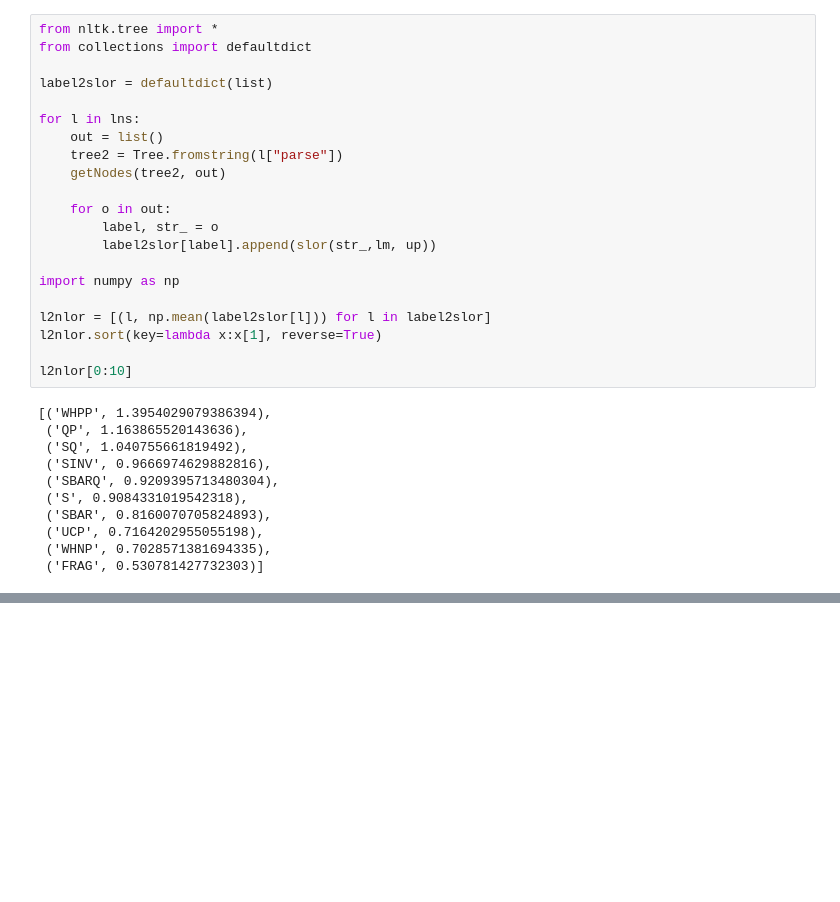
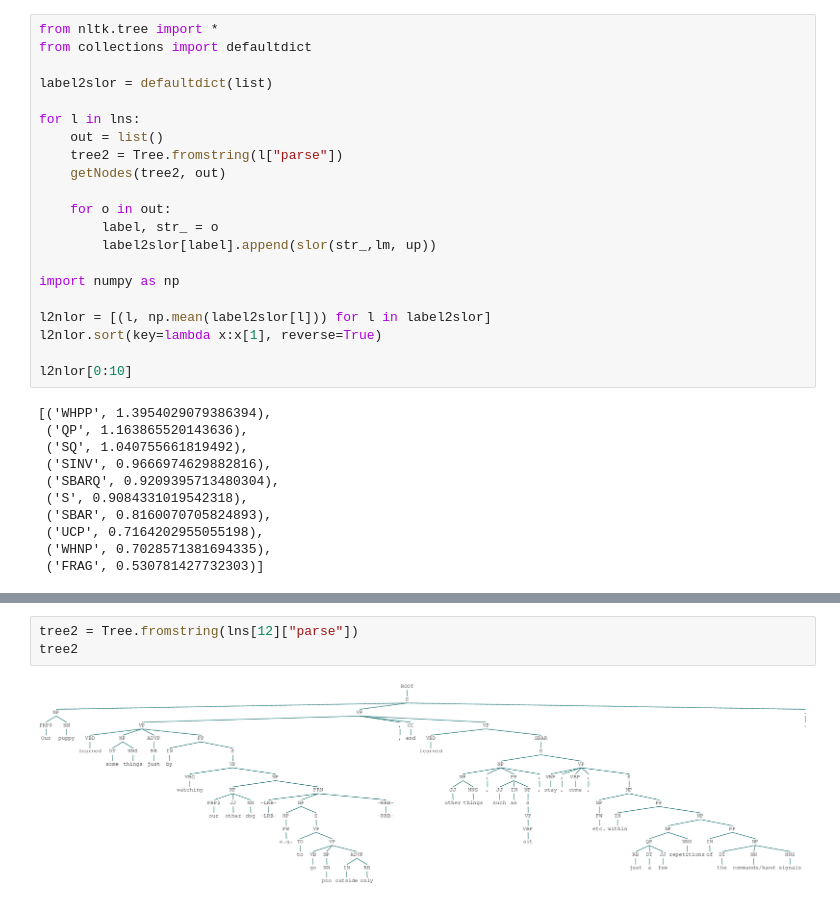
Before and after one commit to slanglab/snippetbox, a Jupyter notebook: constit_stufff.ipynb, the cells around one changed output, grey strips where cells are left out. Drawn from its saved outputs; the diff is of its cells as text; blank space fills up the shorter version.

```diff
--- a/constit_stufff.ipynb
+++ b/constit_stufff.ipynb
@@ -71,0 +128,5 @@ l2nlor[0:10]
+# %%
+tree2 = Tree.fromstring(lns[12]["parse"])
+tree2
+# %% [output]
+[figure, added]
```
Also changed, not shown: parts of 2 cells of this notebook.
